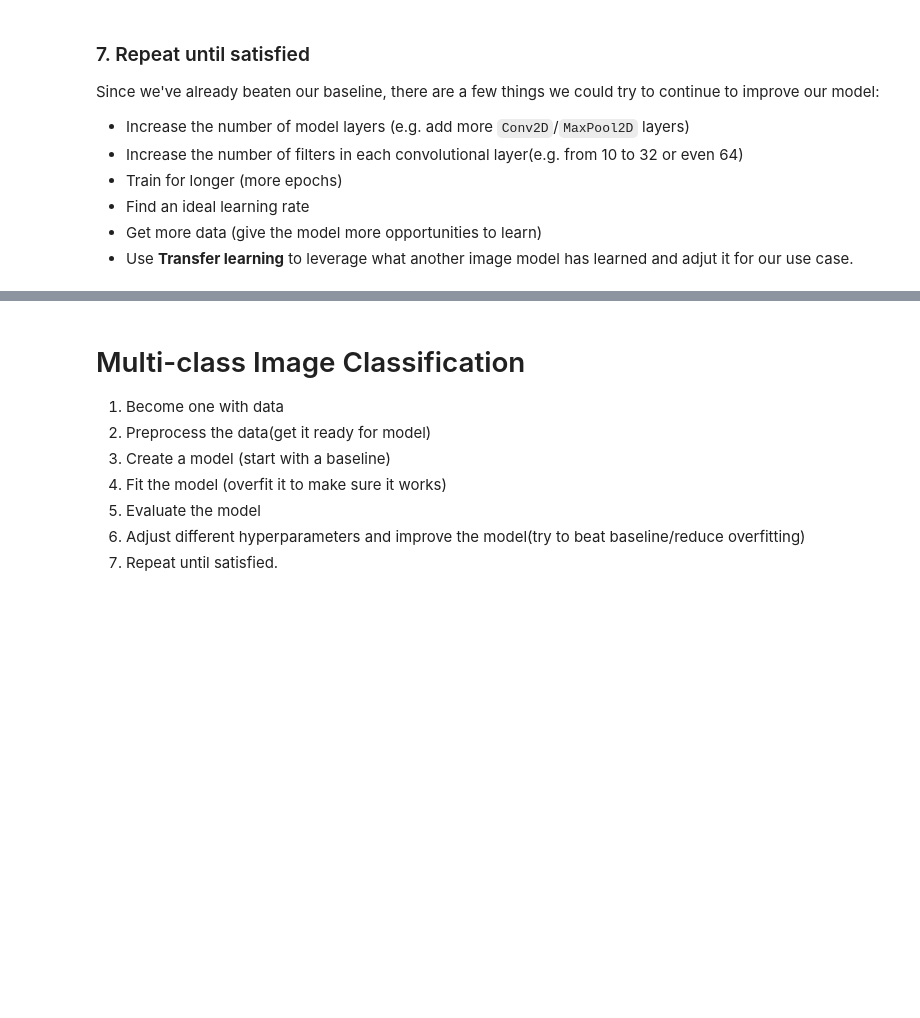
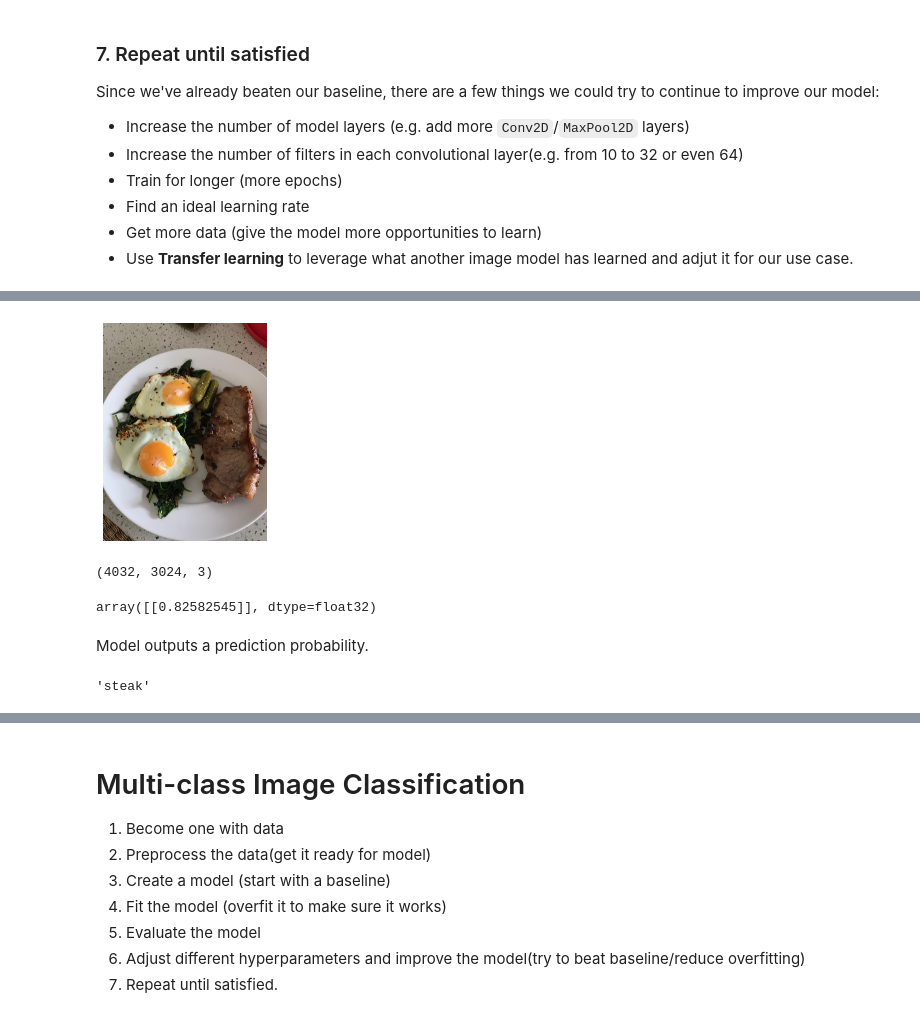
Before and after one commit to Himagination/TensorFlow_Developer, a Jupyter notebook: 03_Computer_Vision_TensorFlow.ipynb, the cells around one changed output, grey strips where cells are left out. Drawn from its saved outputs; the diff is of its cells as text; code cells hidden in the pictures; blank space fills up the shorter version.

```diff
--- a/03_Computer_Vision_TensorFlow.ipynb
+++ b/03_Computer_Vision_TensorFlow.ipynb
@@ -868,0 +884,10 @@ Since we've already beaten our baseline, there are a few things we could try to
+# %%
+steak = mpimg.imread("03-steak.jpeg")
+plt.imshow(steak)
+plt.axis(False);
+# %% [output]
+[figure, added]
+# %%
+steak.shape
+# %% [output]
+(4032, 3024, 3)
@@ -868,0 +912,12 @@ Since we've already beaten our baseline, there are a few things we could try to
+# %%
+pred = model_7.predict(tf.expand_dims(steak, axis=0))
+pred
+# %% [output]
+array([[0.82582545]], dtype=float32)
+# %% [markdown]
+Model outputs a prediction probability.
+# %%
+pred_class = class_names[int(tf.round(pred))]
+pred_class
+# %% [output]
+'steak'
```
Also changed, not shown: parts of 41 cells of this notebook.
